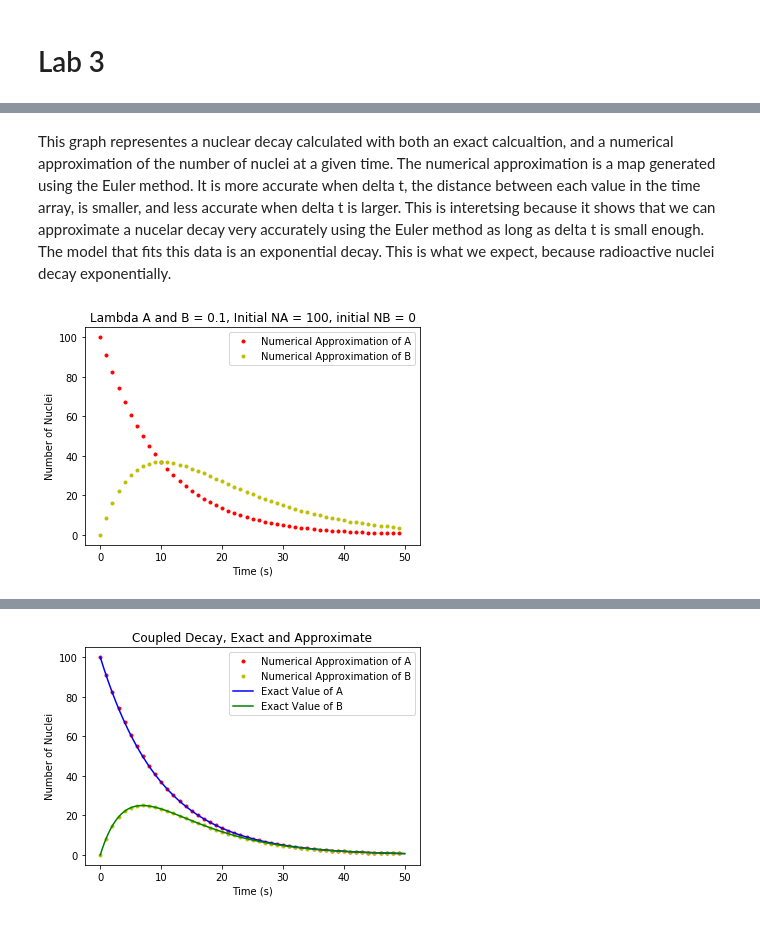
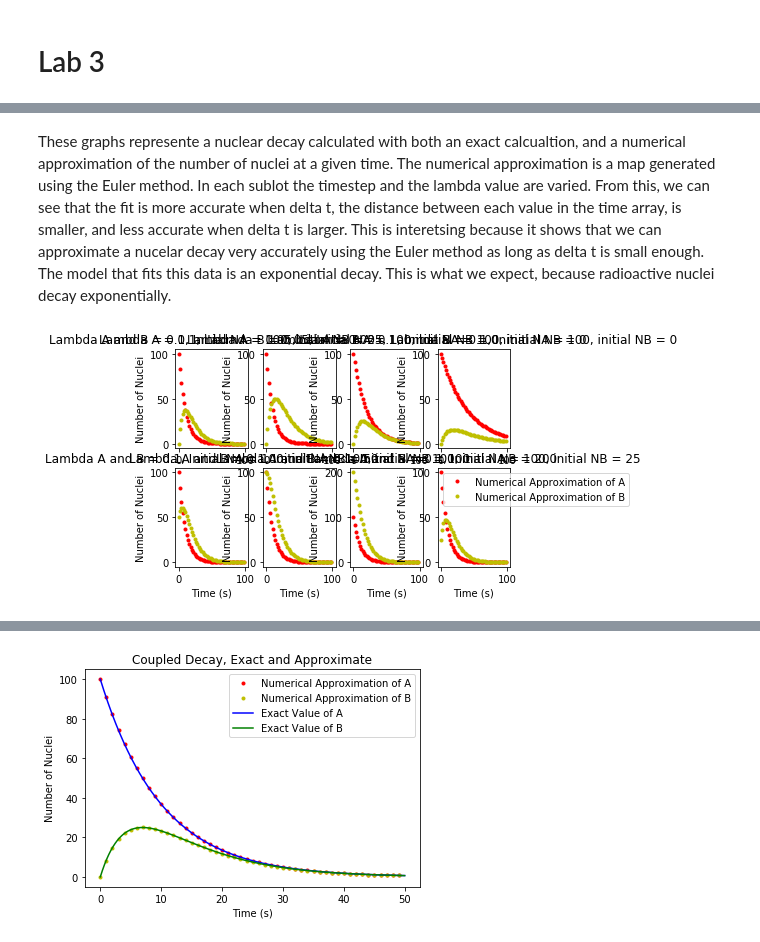
Before and after one commit to aMartin6/Labs, a Jupyter notebook: Lab 3.ipynb, the cells around one changed output, grey strips where cells are left out. Cells and saved outputs as stored; diff of their text form; code cells hidden in the pictures.

Commit message:
Made corrections to lab 3

```diff
--- a/Lab 3.ipynb
+++ b/Lab 3.ipynb
@@ -47,5 +147,5 @@ show()
 # %% [markdown]
-This graph representes a nuclear decay calculated with both an exact calcualtion, and a numerical approximation of the number of nuclei at a given time. The numerical approximation is a map generated using the Euler method. It is more accurate when delta t, the distance between each value in the time array, is smaller, and less accurate when delta t is larger. This is interetsing because it shows that we can approximate a nucelar decay very accurately using the Euler method as long as delta t is small enough. The model that fits this data is an exponential decay. This is what we expect, because radioactive nuclei decay exponentially.
+These graphs represente a nuclear decay calculated with both an exact calcualtion, and a numerical approximation of the number of nuclei at a given time. The numerical approximation is a map generated using the Euler method. In each sublot the timestep and the lambda value are varied. From this, we can see that the fit is more accurate when delta t, the distance between each value in the time array, is smaller, and less accurate when delta t is larger. This is interetsing because it shows that we can approximate a nucelar decay very accurately using the Euler method as long as delta t is small enough. The model that fits this data is an exponential decay. This is what we expect, because radioactive nuclei decay exponentially.
 # %%
 # 5. Defines a function that calculates the number of B nuclei, where the decay of A nuclei is already deifned, and
 # A nuclei decay into B nuclei.
@@ -69,16 +176,92 @@ def coupled(NA, NBi, rA, rB, time):
     return NB
 # %%
+# CORRECTION: I changed the code so that all plots are subgraphs of the same figure, and I added more cases.
+
+# Case 1: Lambda A and B = 0.1, Initial NA = 100, initial NB = 0
 # Plots the numerical approximation of the decay of both A and B nuclei on the same plot. The rest of the graphs represent
 # different test cases with their variables in the title.
+ax = subplot(241)
 populationA = populationNumerical(100,0.1,time)
 populationB = coupled(populationA, 0, 0.1, 0.1, time)
 plot(time,populationA,"r.",markevery = 20, label = "Numerical Approximation of A")
 plot(time,populationB,"y.",markevery = 20, label = "Numerical Approximation of B")
 title("Lambda A and B = 0.1, Initial NA = 100, initial NB = 0")
 xlabel("Time (s)")
 ylabel("Number of Nuclei")
+
+# Case 2: Lambda A = 0.1, Labmda B = 0.05, Initial NA = 100, initial NB = 0
+ax = subplot(242)
+populationA = populationNumerical(100,0.1,time)
+populationB = coupled(populationA, 0, 0.1, 0.05, time)
+plot(time,populationA,"r.",markevery = 20, label = "Numerical Approximation of A")
+plot(time,populationB,"y.",markevery = 20, label = "Numerical Approximation of B")
+title("Lambda A = 0.1, Labmda B = 0.05, Initial NA = 100, initial NB = 0")
+xlabel("Time (s)")
+ylabel("Number of Nuclei")
+
+# Case 3: Lambda A = 0.05, Labmda B = 0.1, Initial NA = 100, initial NB = 0
+ax = subplot(243)
+populationA = populationNumerical(100,0.05,time)
+populationB = coupled(populationA, 0, 0.05, 0.1, time)
+plot(time,populationA,"r.",markevery = 20, label = "Numerical Approximation of A")
+plot(time,populationB,"y.",markevery = 20, label = "Numerical Approximation of B")
+title("Lambda A = 0.05, Labmda B = 0.1, Initial NA = 100, initial NB = 0")
+xlabel("Time (s)")
+ylabel("Number of Nuclei")
+
+# Case 4: Lambda A = 0.025, Labmda B = 0.1, Initial NA = 100, initial NB = 0
+ax = subplot(244)
+populationA = populationNumerical(100,0.025,time)
+populationB = coupled(populationA, 0, 0.025, 0.1, time)
+plot(time,populationA,"r.",markevery = 20, label = "Numerical Approximation of A")
+plot(time,populationB,"y.",markevery = 20, label = "Numerical Approximation of B")
+title("Lambda A = 0.025, Labmda B = 0.1, Initial NA = 100, initial NB = 0")
+xlabel("Time (s)")
+ylabel("Number of Nuclei")
+
+# Case 5: Lambda A and B = 0.1, Initial NA = 100, initial NB = 50
+ax = subplot(245)
+populationA = populationNumerical(100,0.1,time)
+populationB = coupled(populationA, 50, 0.1, 0.1, time)
+plot(time,populationA,"r.",markevery = 20, label = "Numerical Approximation of A")
+plot(time,populationB,"y.",markevery = 20, label = "Numerical Approximation of B")
+title("Lambda A and B = 0.1, Initial NA = 100, initial NB = 50")
+xlabel("Time (s)")
+ylabel("Number of Nuclei")
+
+# Case 6: Lambda A and B = 0.1, Initial NA = 100, initial NB = 100
+ax = subplot(246)
+populationA = populationNumerical(100,0.1,time)
+populationB = coupled(populationA, 100, 0.1, 0.1, time)
+plot(time,populationA,"r.",markevery = 20, label = "Numerical Approximation of A")
+plot(time,populationB,"y.",markevery = 20, label = "Numerical Approximation of B")
+title("Lambda A and B = 0.1, Initial NA = 100, initial NB = 100")
+xlabel("Time (s)")
+ylabel("Number of Nuclei")
+
+# Case 7: Lambda A and B = 0.1, Initial NA = 100, initial NB = 200
+ax = subplot(247)
+populationA = populationNumerical(100,0.1,time)
+populationB = coupled(populationA, 200, 0.1, 0.1, time)
+plot(time,populationA,"r.",markevery = 20, label = "Numerical Approximation of A")
+plot(time,populationB,"y.",markevery = 20, label = "Numerical Approximation of B")
+title("Lambda A and B = 0.1, Initial NA = 100, initial NB = 200")
+xlabel("Time (s)")
+ylabel("Number of Nuclei")
+
+# Case 8: Lambda A and B = 0.1, Initial NA = 100, initial NB = 25
+ax = subplot(248)
+populationA = populationNumerical(100,0.1,time)
+populationB = coupled(populationA, 25, 0.1, 0.1, time)
+plot(time,populationA,"r.",markevery = 20, label = "Numerical Approximation of A")
+plot(time,populationB,"y.",markevery = 20, label = "Numerical Approximation of B")
+title("Lambda A and B = 0.1, Initial NA = 100, initial NB = 25")
+xlabel("Time (s)")
+ylabel("Number of Nuclei")
+
+
 legend(loc = "best")
 show()
 # %% [output]
-[figure, old version]
+[figure, new version]
 # %% [markdown]
```
Also changed, not shown: parts of 13 cells of this notebook.
